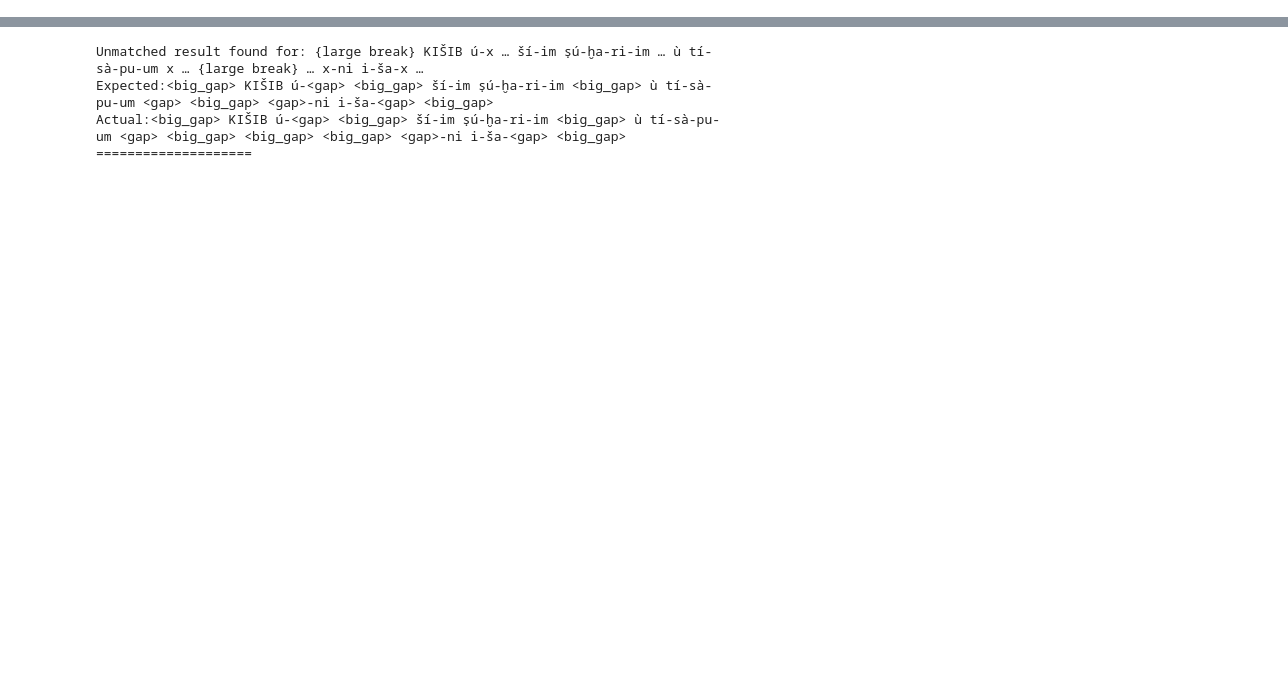
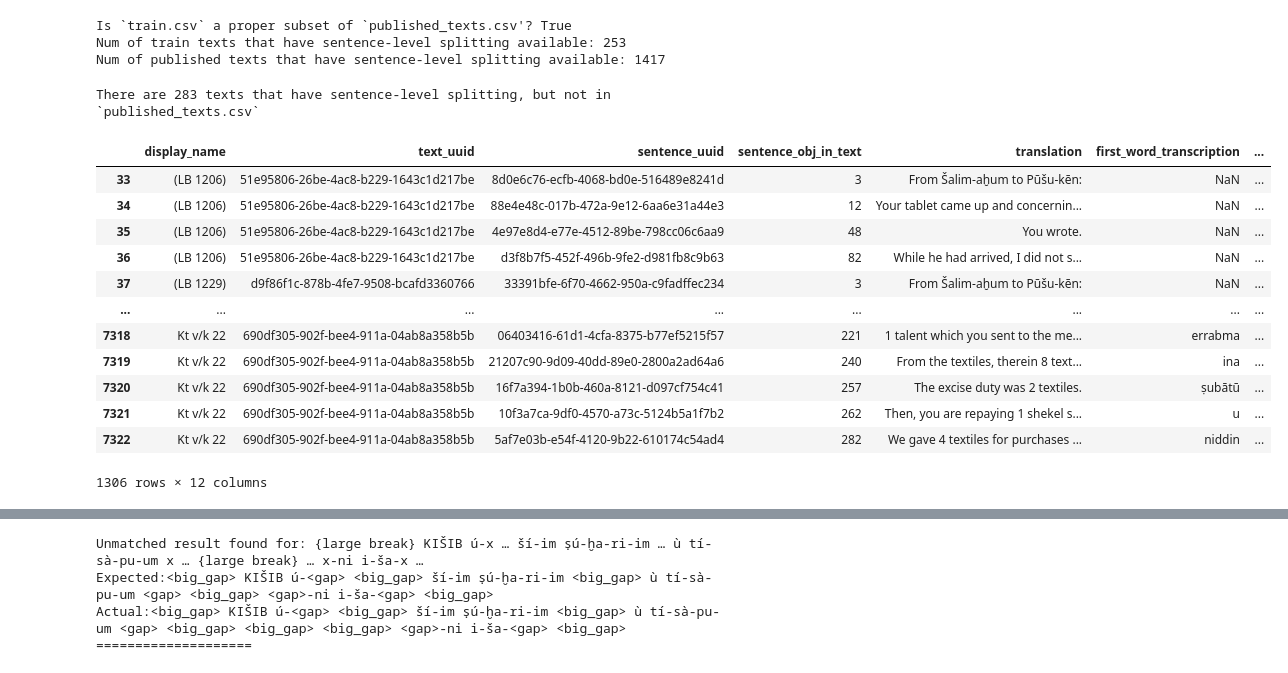
Before and after one commit to yxiaoaz/deep-past, a Jupyter notebook: training.ipynb, the cells around one changed output, grey strips where cells are left out. Cells and saved outputs as stored; diff of their text form; code cells hidden in the pictures; blank space fills up the shorter version.

```diff
--- a/training.ipynb
+++ b/training.ipynb
@@ -19,0 +35,31 @@ MODEL_PREFIX = "mt5-base-finetuned-english-akkadian"
+# %%
+uuid_in_train = set(train_df['oare_id'].unique())
+uuid_in_published_texts_df = set(published_texts_df['oare_id'].unique())
+uuid_in_sentence_file = set(sentence_align_df['text_uuid'].unique())
+
+print(f"Is `train.csv` a proper subset of `published_texts.csv'? {uuid_in_train.issubset(uuid_in_published_texts_df)}")
+print(f'Num of train texts that have sentence-level splitting available: {len(uuid_in_train.intersection(uuid_in_sentence_file))}')
+print(f'Num of published texts that have sentence-level splitting available: {len(uuid_in_published_texts_df.intersection(uuid_in_sentence_file))}')
+# %% [output]
+Is `train.csv` a proper subset of `published_texts.csv'? True
+Num of train texts that have sentence-level splitting available: 253
+Num of published texts that have sentence-level splitting available: 1417
+# %%
+only_in_sentence_align = uuid_in_sentence_file-uuid_in_published_texts_df
+print(f'There are {len(only_in_sentence_align)} texts that have sentence-level splitting, but not in `published_texts.csv`')
+sentence_align_df[sentence_align_df['text_uuid'].isin(only_in_sentence_align)]
+# %% [output]
+There are 283 texts that have sentence-level splitting, but not in `published_texts.csv`
+|  | display_name | text_uuid | sentence_uuid | sentence_obj_in_text | translation | first_word_transcription | ... |
+| 33 | (LB 1206) | 51e95806-26be-4ac8-b229-1643c1d217be | 8d0e6c76-ecfb-4068-bd0e-516489e8241d | 3 | From Šalim-aḫum to Pūšu-kēn: | NaN | ... |
+| 34 | (LB 1206) | 51e95806-26be-4ac8-b229-1643c1d217be | 88e4e48c-017b-472a-9e12-6aa6e31a44e3 | 12 | Your tablet came up and concernin... | NaN | ... |
+| 35 | (LB 1206) | 51e95806-26be-4ac8-b229-1643c1d217be | 4e97e8d4-e77e-4512-89be-798cc06c6aa9 | 48 | You wrote. | NaN | ... |
+| 36 | (LB 1206) | 51e95806-26be-4ac8-b229-1643c1d217be | d3f8b7f5-452f-496b-9fe2-d981fb8c9b63 | 82 | While he had arrived, I did not s... | NaN | ... |
+| 37 | (LB 1229) | d9f86f1c-878b-4fe7-9508-bcafd3360766 | 33391bfe-6f70-4662-950a-c9fadffec234 | 3 | From Šalim-aḫum to Pūšu-kēn: | NaN | ... |
+| ... | ... | ... | ... | ... | ... | ... | ... |
+| 7318 | Kt v/k 22 | 690df305-902f-bee4-911a-04ab8a358b5b | 06403416-61d1-4cfa-8375-b77ef5215f57 | 221 | 1 talent which you sent to the me... | errabma | ... |
+| 7319 | Kt v/k 22 | 690df305-902f-bee4-911a-04ab8a358b5b | 21207c90-9d09-40dd-89e0-2800a2ad64a6 | 240 | From the textiles, therein 8 text... | ina | ... |
+| 7320 | Kt v/k 22 | 690df305-902f-bee4-911a-04ab8a358b5b | 16f7a394-1b0b-460a-8121-d097cf754c41 | 257 | The excise duty was 2 textiles. | ṣubātū | ... |
+| 7321 | Kt v/k 22 | 690df305-902f-bee4-911a-04ab8a358b5b | 10f3a7ca-9df0-4570-a73c-5124b5a1f7b2 | 262 | Then, you are repaying 1 shekel s... | u | ... |
+| 7322 | Kt v/k 22 | 690df305-902f-bee4-911a-04ab8a358b5b | 5af7e03b-e54f-4120-9b22-610174c54ad4 | 282 | We gave 4 textiles for purchases ... | niddin | ... |
+1306 rows × 12 columns
```
Also changed, not shown: parts of 15 cells of this notebook, 1 other file.
